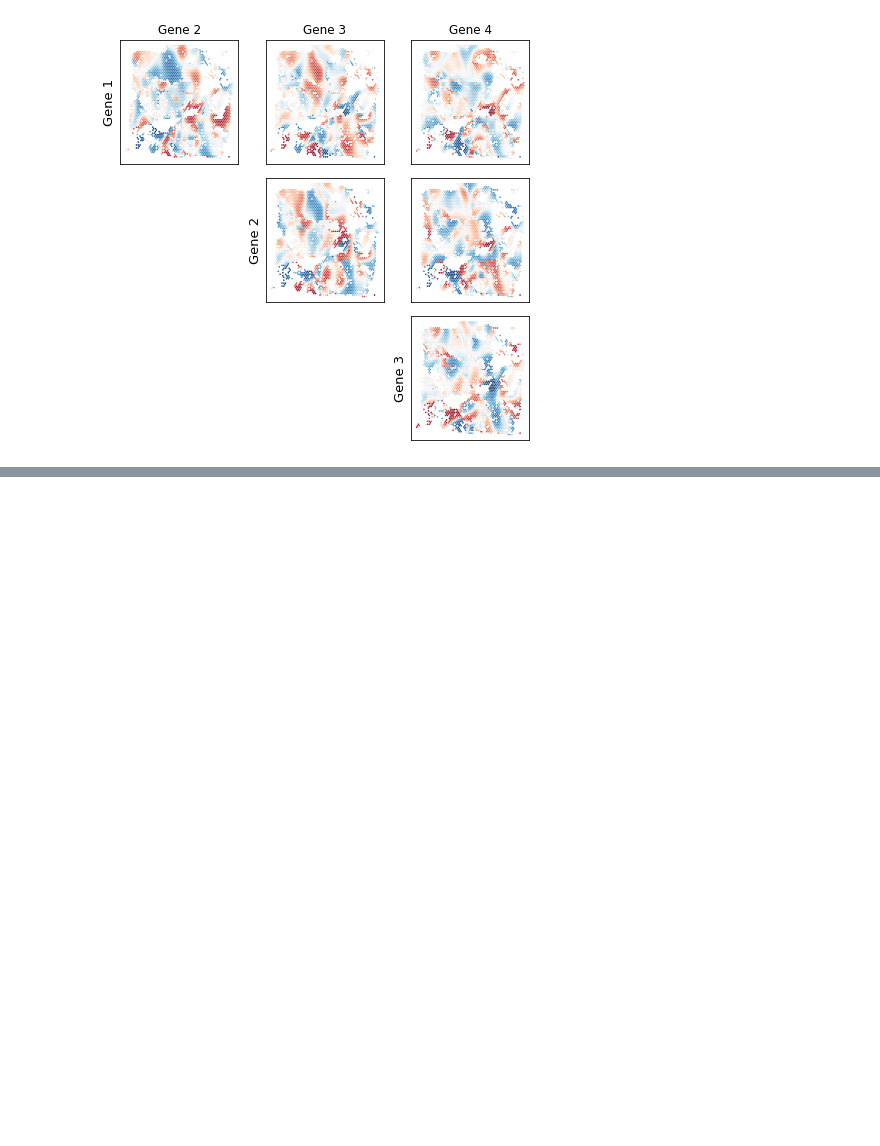
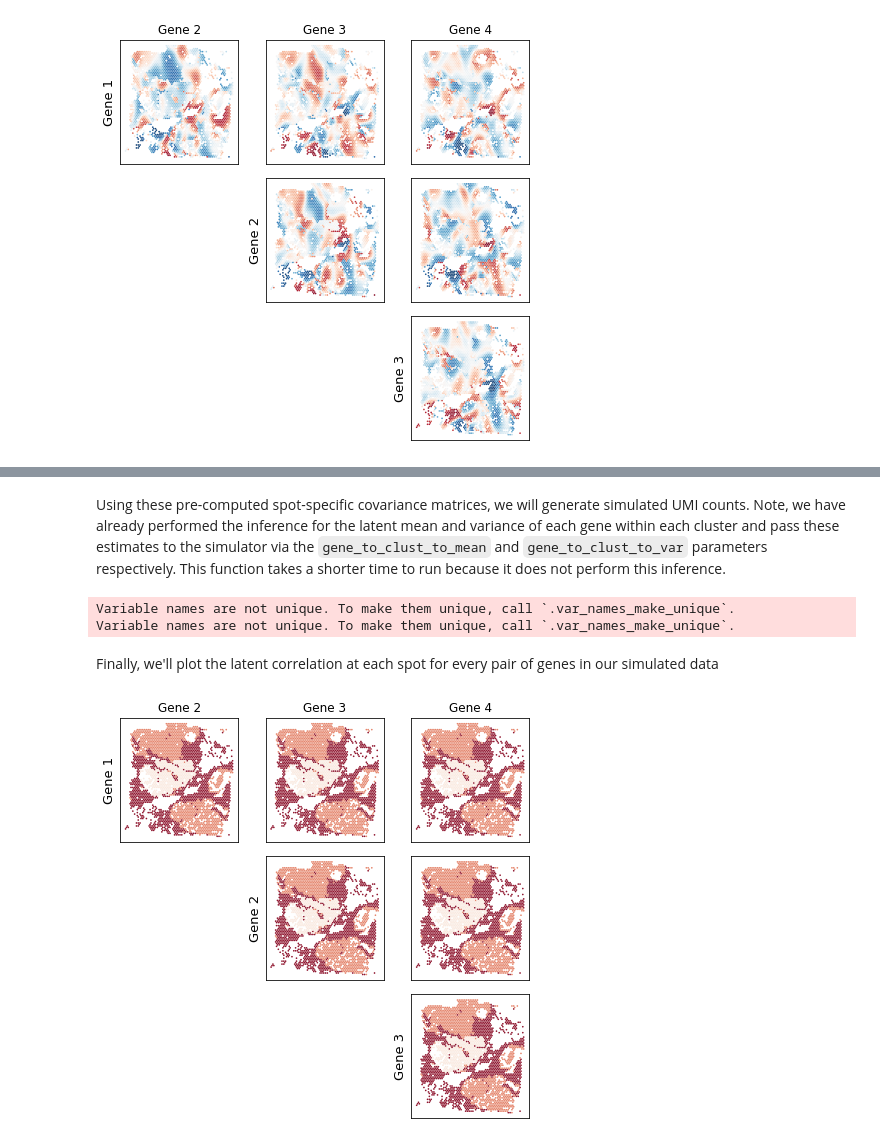
Before and after one commit to mbernste/SpatialCorr-sim, a Jupyter notebook: tutorial/SpatialCorr_sim_tutorial.ipynb, the cells around one changed output, grey strips where cells are left out. Drawn from its saved outputs; the diff is of its cells as text; code cells hidden in the pictures; blank space fills up the shorter version.

```diff
--- a/tutorial/SpatialCorr_sim_tutorial.ipynb
+++ b/tutorial/SpatialCorr_sim_tutorial.ipynb
@@ -480,0 +547,62 @@ plt.show()
+# %% [markdown]
+Using these pre-computed spot-specific covariance matrices, we will generate simulated UMI counts. Note, we have already performed the inference for the latent mean and variance of each gene within each cluster and pass these estimates to the simulator via the `gene_to_clust_to_mean` and `gene_to_clust_to_var` parameters respectively. This function takes a shorter time to run because it does not perform this inference.
+# %%
+sim_corrs, sim_covs, sim_adata = spatialcorr_sim.simulate_gene_set_region_specific(
+    adata.raw.to_adata(),        # The UMI counts data
+    GENES,                       # The genes to base the simulation on
+    spot_covs,
+    clust_key='leiden',          # The column in `adata.obs` that stores the region identifiers
+    row_key='array_row',         # The column in `adata.obs` that stores each spot's row coordinate
+    col_key='array_col',         # The column in `adata.obs` that stores each spot's row coordinate
+    poisson=True,                # Generate UMI counts using the Poisson-lognormal model
+    gene_to_clust_to_mean=gene_to_clust_to_mean, # The pre-computed latent mean parameters inferred in each cluster
+    gene_to_clust_to_var=gene_to_clust_to_var,   # The pre-computed latent variance parameters inferred in each cluster
+    size_factors=np.full((len(GENES), len(total_counts)), total_counts).T    # The size factors to use at each spot
+)
+# %% [output]
+Variable names are not unique. To make them unique, call `.var_names_make_unique`.
+Variable names are not unique. To make them unique, call `.var_names_make_unique`.
+# %% [markdown]
+Finally, we'll plot the latent correlation at each spot for every pair of genes in our simulated data
+# %%
+fig, axarr = plt.subplots(
+    4,
+    4,
+    figsize=(8,8)
+)
+for row, ax_row in enumerate(axarr):
+    for col, ax in enumerate(ax_row):
+        corrs = [
+            x[row][col]
+            for x in sim_corrs
+        ]
+        if col > row:
+            if row == 0:
+                title = f'Gene {col+1}'
+            else:
+                title = None
+
+            if col == row+1:
+                ax.set_ylabel(f'Gene {row+1}', fontsize=13)
+            spatialcorr.plot.plot_slide(
+                adata.obs,
+                corrs,
+                vmin=-1,
+                vmax=1,
+                cmap='RdBu_r',
+                colorbar=False,
+                ticks=False,
+                row_key='array_row',
+                col_key='array_col',
+                dsize=0.4,
+                title=title,
+                ax=ax,
+                figure=fig
+            )
+        else:
+            ax.set_visible(False)
+
+plt.tight_layout()
+plt.show()
+# %% [output]
+[figure, added]
```
Also changed, not shown: parts of 4 cells of this notebook.
